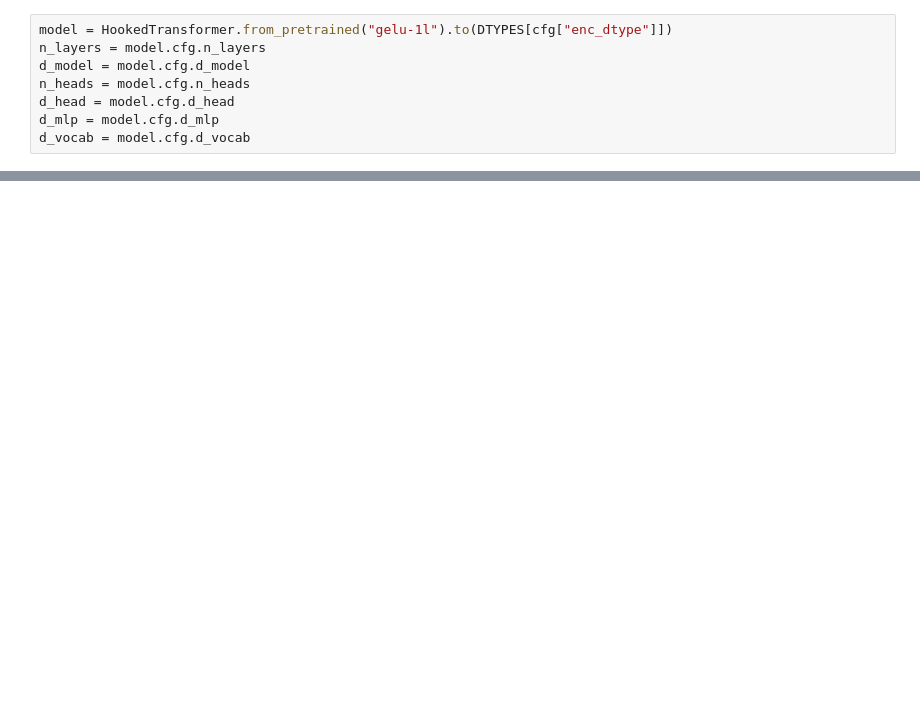
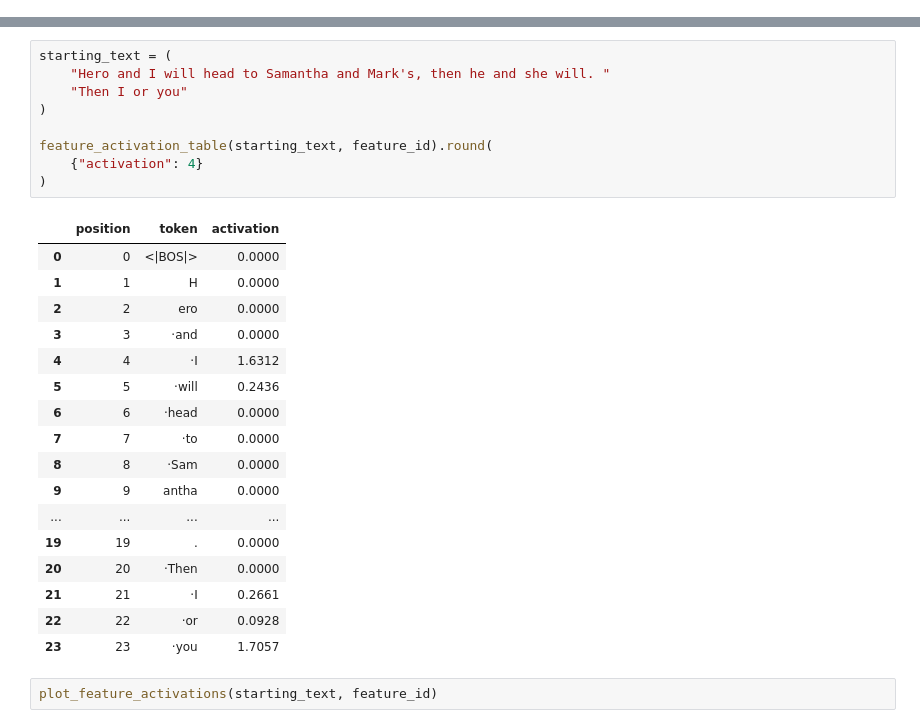
Before and after one commit to adpakw/llm-xai, a Jupyter notebook: Sparse_Autoencoder.ipynb, the cells around one changed output, grey strips where cells are left out. Saved outputs shown, nothing was run; the diff lists cells and outputs as text; blank space fills up the shorter version.

```diff
--- a/Sparse_Autoencoder.ipynb
+++ b/Sparse_Autoencoder.ipynb
@@ -471,8 +0,0 @@ def make_token_df(tokens, len_prefix=5, len_suffix=1):
-# %%
-model = HookedTransformer.from_pretrained("gelu-1l").to(DTYPES[cfg["enc_dtype"]])
-n_layers = model.cfg.n_layers
-d_model = model.cfg.d_model
-n_heads = model.cfg.n_heads
-d_head = model.cfg.d_head
-d_mlp = model.cfg.d_mlp
-d_vocab = model.cfg.d_vocab
@@ -875,0 +737,29 @@ create_vocab_df(logit_effect).head(20).style.background_gradient("coolwarm")
+# %%
+starting_text = (
+    "Hero and I will head to Samantha and Mark's, then he and she will. "
+    "Then I or you"
+)
+
+feature_activation_table(starting_text, feature_id).round(
+    {"activation": 4}
+)
+# %% [output]
+|  | position | token | activation |
+| 0 | 0 | <|BOS|> | 0.0000 |
+| 1 | 1 | H | 0.0000 |
+| 2 | 2 | ero | 0.0000 |
+| 3 | 3 | ·and | 0.0000 |
+| 4 | 4 | ·I | 1.6312 |
+| 5 | 5 | ·will | 0.2436 |
+| 6 | 6 | ·head | 0.0000 |
+| 7 | 7 | ·to | 0.0000 |
+| 8 | 8 | ·Sam | 0.0000 |
+| 9 | 9 | antha | 0.0000 |
+| ... | ... | ... | ... |
+| 19 | 19 | . | 0.0000 |
+| 20 | 20 | ·Then | 0.0000 |
+| 21 | 21 | ·I | 0.2661 |
+| 22 | 22 | ·or | 0.0928 |
+| 23 | 23 | ·you | 1.7057 |
+# %%
+plot_feature_activations(starting_text, feature_id)
```
Also changed, not shown: parts of 110 cells of this notebook, 3 other files.
